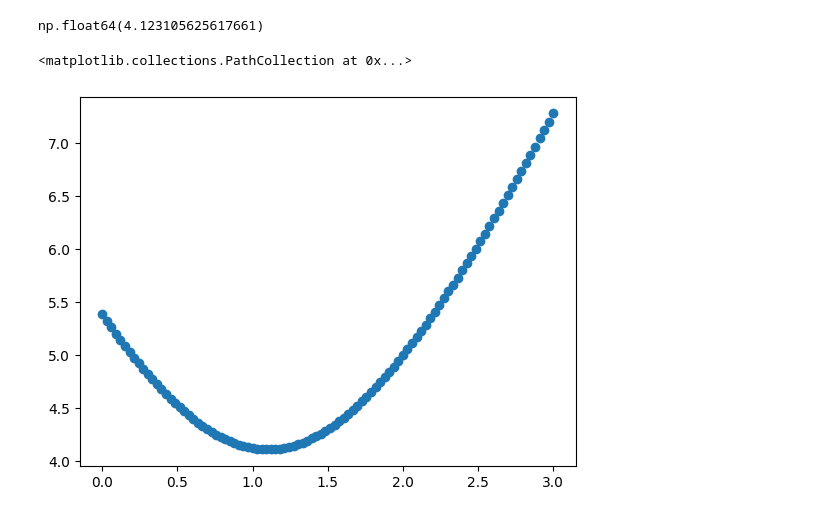
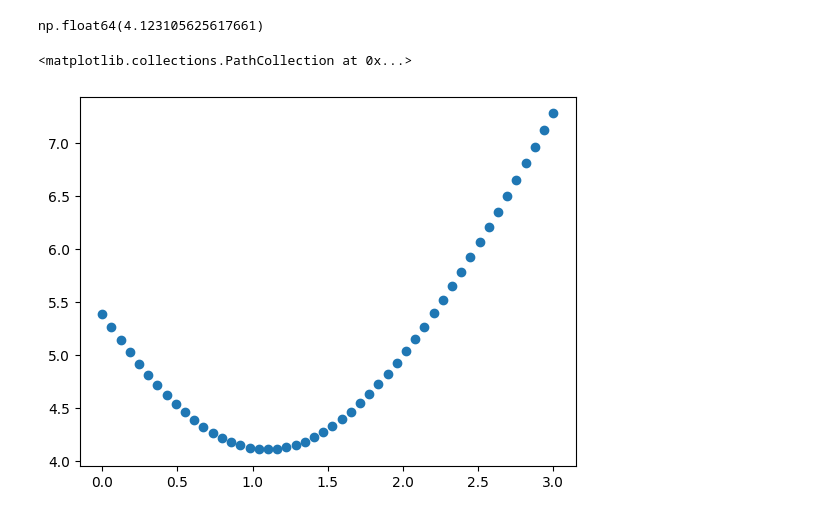
Before and after one commit to asegura4488/MetodosComputacionalesI2025, a Jupyter notebook: Semana3/Raices.ipynb, the cells around one changed output. Cells and saved outputs as stored; diff of their text form; code cells hidden in the pictures.

```diff
--- a/Semana3/Raices.ipynb
+++ b/Semana3/Raices.ipynb
@@ -7,7 +7,7 @@ import matplotlib.pyplot as plt
 def Recta(x):
   return 3*x + 2
 # %%
-p = np.array([5,4])
+p = np.array([5.,4.])
 # %%
 x = np.linspace(0,5,10)
 plt.plot(x,Recta(x))
@@ -23,10 +23,10 @@ GetDistance(1)
 # %% [output]
 np.float64(4.123105625617661)
 # %%
-x = np.linspace(0,3,100)
+x = np.linspace(0,3,50)
 d = GetDistance(x)
 plt.scatter(x,d)
 # %% [output]
 <matplotlib.collections.PathCollection at 0x...>
-[figure, old version]
+[figure, new version]
 # %%
```
Also changed, not shown: parts of 14 cells of this notebook.
